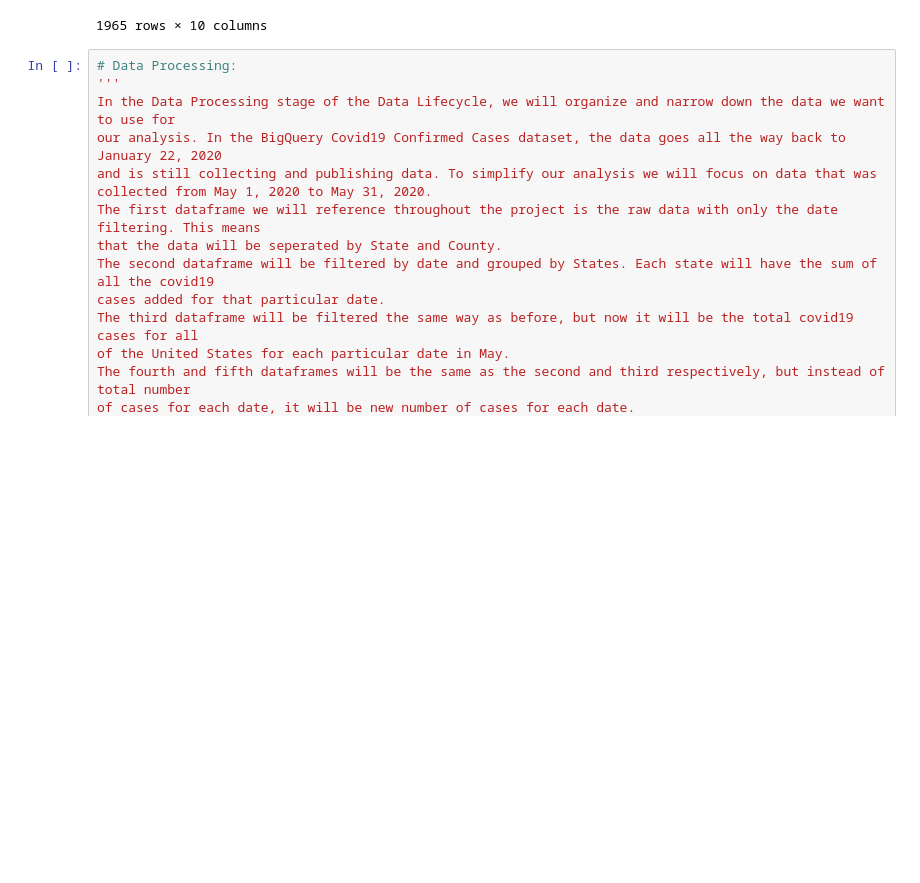
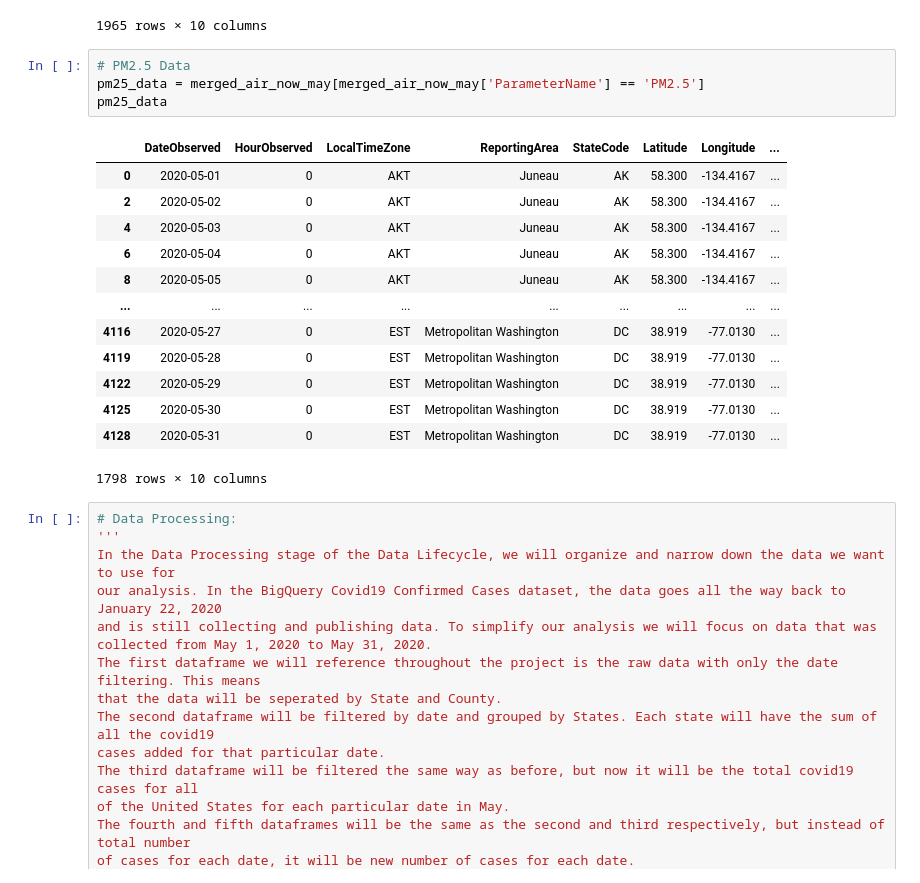
Before and after one commit to kevinhnmb/kevinhnmb.github.io, a Jupyter notebook: Final_Project.ipynb, the cells around one changed output. Saved outputs shown, nothing was run; the diff lists cells and outputs as text; blank space fills up the shorter version.

```diff
--- a/Final_Project.ipynb
+++ b/Final_Project.ipynb
@@ -192,6 +192,24 @@ merged_air_now_may
 | 1963 | 2020-05-27 | 0 | EST | Concord | NH | 43.2069 | -71.5342 | ... |
 | 1964 | 2020-05-28 | 0 | EST | Concord | NH | 43.2069 | -71.5342 | ... |
 1965 rows × 10 columns
+# %%
+# PM2.5 Data
+pm25_data = merged_air_now_may[merged_air_now_may['ParameterName'] == 'PM2.5']
+pm25_data
+# %% [output]
+|  | DateObserved | HourObserved | LocalTimeZone | ReportingArea | StateCode | Latitude | Longitude | ... |
+| 0 | 2020-05-01 | 0 | AKT | Juneau | AK | 58.300 | -134.4167 | ... |
+| 2 | 2020-05-02 | 0 | AKT | Juneau | AK | 58.300 | -134.4167 | ... |
+| 4 | 2020-05-03 | 0 | AKT | Juneau | AK | 58.300 | -134.4167 | ... |
+| 6 | 2020-05-04 | 0 | AKT | Juneau | AK | 58.300 | -134.4167 | ... |
+| 8 | 2020-05-05 | 0 | AKT | Juneau | AK | 58.300 | -134.4167 | ... |
+| ... | ... | ... | ... | ... | ... | ... | ... | ... |
+| 4116 | 2020-05-27 | 0 | EST | Metropolitan Washington | DC | 38.919 | -77.0130 | ... |
+| 4119 | 2020-05-28 | 0 | EST | Metropolitan Washington | DC | 38.919 | -77.0130 | ... |
+| 4122 | 2020-05-29 | 0 | EST | Metropolitan Washington | DC | 38.919 | -77.0130 | ... |
+| 4125 | 2020-05-30 | 0 | EST | Metropolitan Washington | DC | 38.919 | -77.0130 | ... |
+| 4128 | 2020-05-31 | 0 | EST | Metropolitan Washington | DC | 38.919 | -77.0130 | ... |
+1798 rows × 10 columns
 # %%
 # Data Processing:
 '''
```
